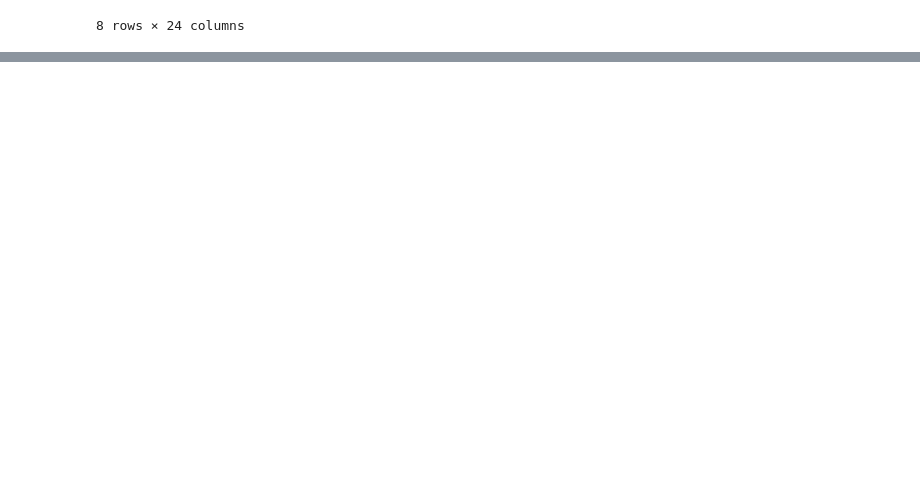
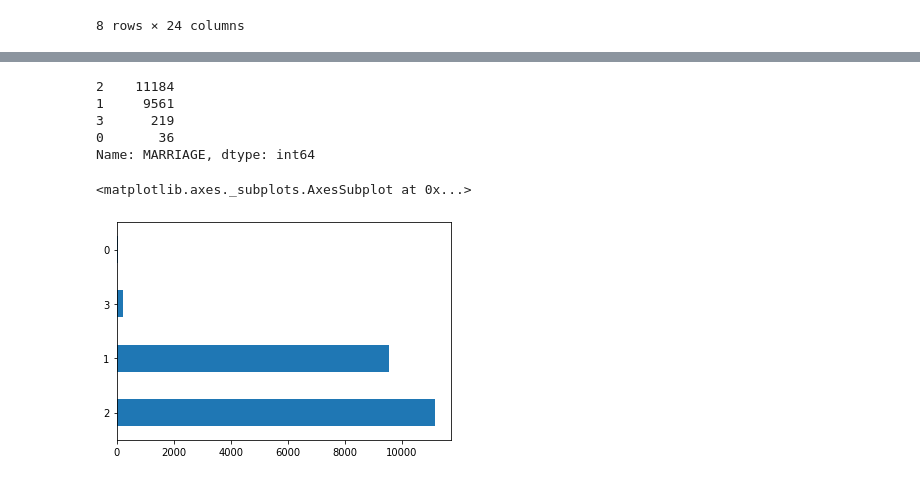
Before and after one commit to Shanky-21/Machine-Learning, a Jupyter notebook: janta hack competition/Untitled.ipynb, the cells around one changed output, grey strips where cells are left out. Saved outputs shown, nothing was run; the diff lists cells and outputs as text; code cells hidden in the pictures; blank space fills up the shorter version.

```diff
--- a/janta hack competition/Untitled.ipynb
+++ b/janta hack competition/Untitled.ipynb
@@ -72,3 +75,6 @@ X_train.describe()
 | 75% | 22386.750000 | 240000.000000 | 2.000000 | 2.000000 | 2.000000 | 41.000000 | 0.00000 | 0.000000 | 0.000000 | 0.00000 | ... |
 | max | 29998.000000 | 800000.000000 | 2.000000 | 6.000000 | 3.000000 | 75.000000 | 8.00000 | 8.000000 | 8.000000 | 8.00000 | ... |
 8 rows × 24 columns
+# %%
+X_train = X_train.drop('ID',axis = 1)
+X_train.head()
@@ -74,0 +101,13 @@ X_train.describe()
+# %%
+X_train.MARRIAGE.value_counts()
+# %% [output]
+2    11184
+1     9561
+3      219
+0       36
+Name: MARRIAGE, dtype: int64
+# %%
+X_train.MARRIAGE.value_counts().plot(kind = 'barh')
+# %% [output]
+<matplotlib.axes._subplots.AxesSubplot at 0x...>
+[figure, added]
```
Also changed, not shown: parts of 21 cells of this notebook, 2 other files.
